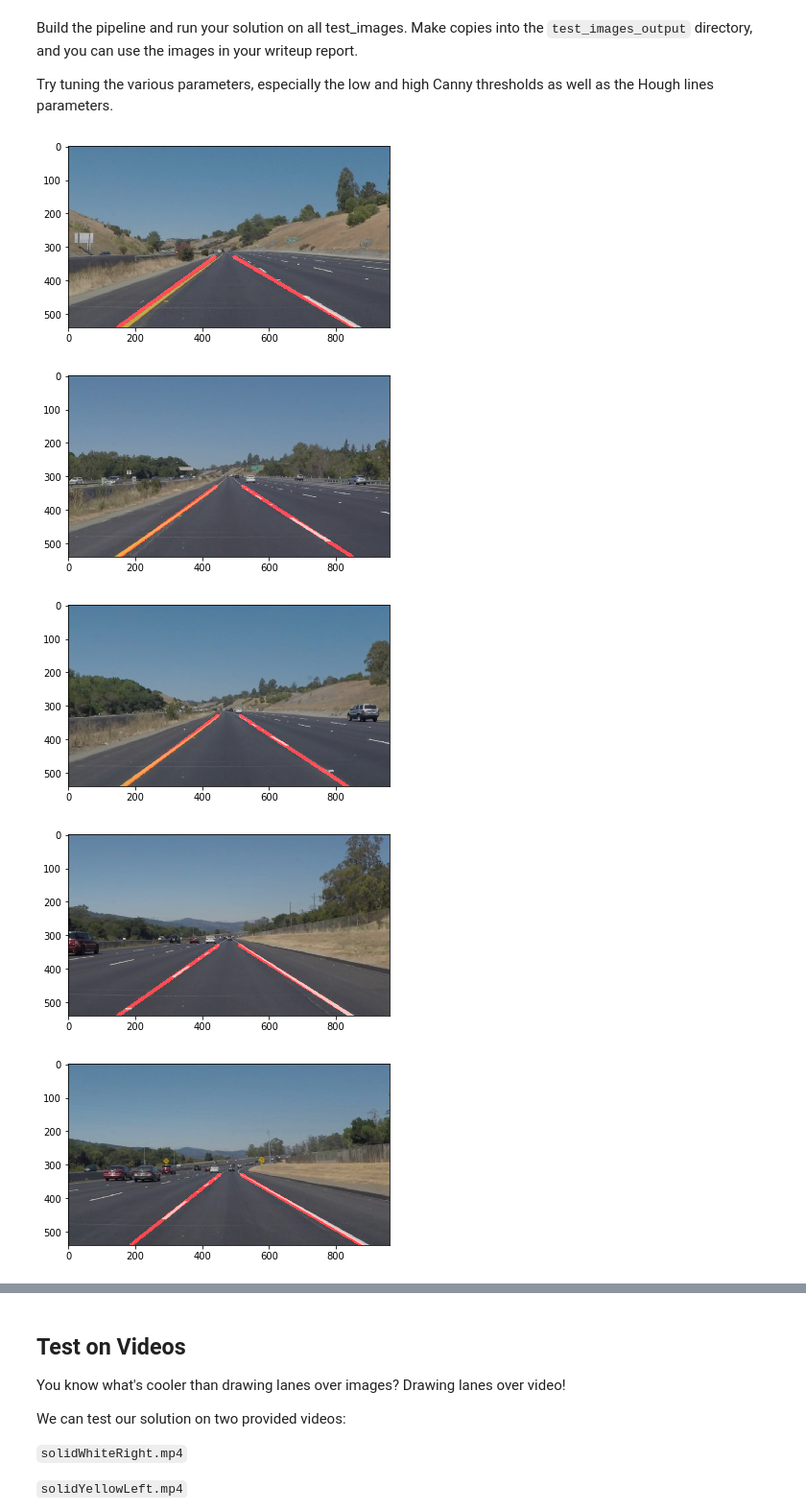
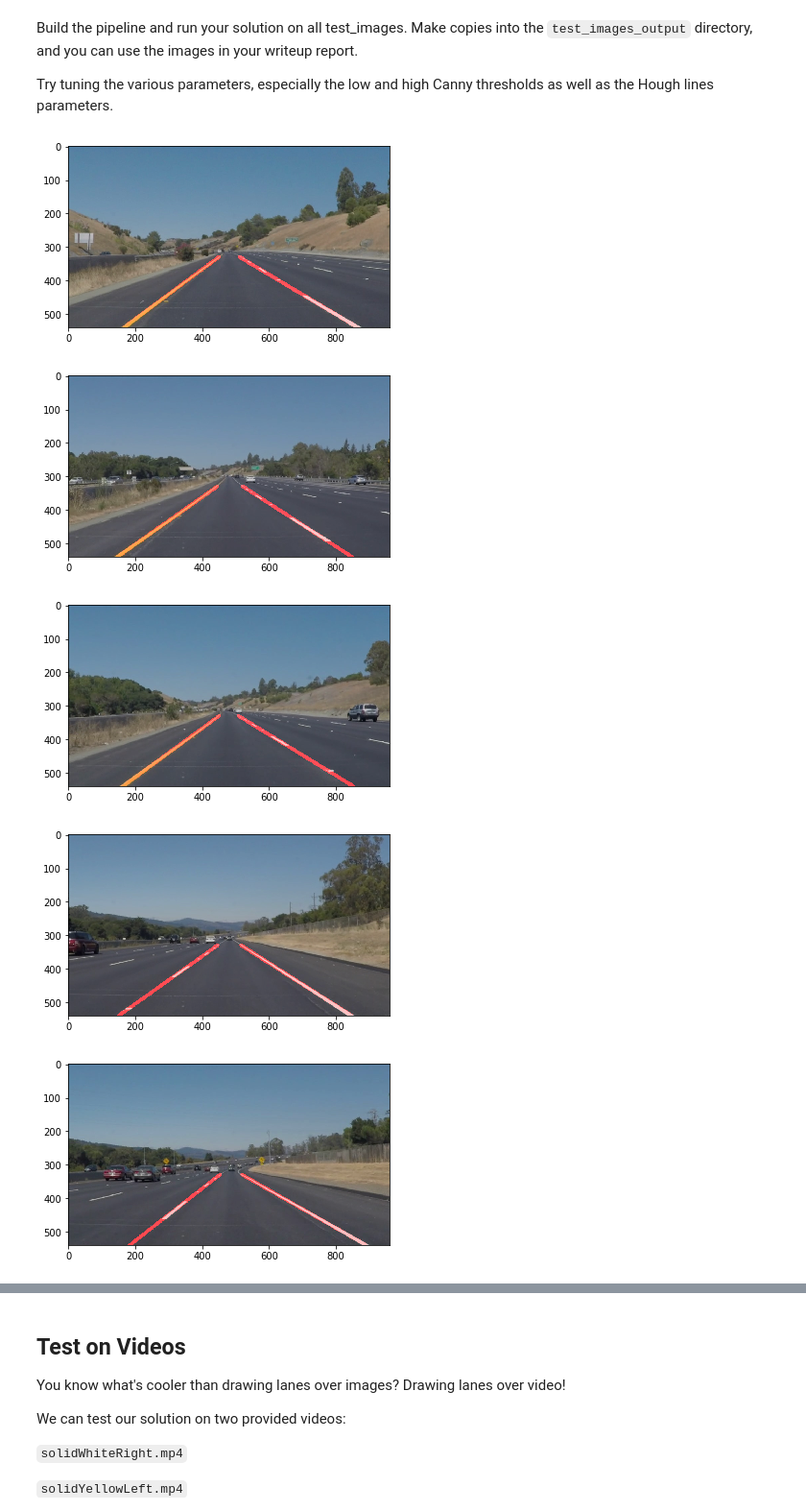
Before and after one commit to knguyen0105/CarND-LaneLines-P1, a Jupyter notebook: P1.ipynb, the cells around one changed output, grey strips where cells are left out. Shown at 96% size. Saved outputs shown, nothing was run; the diff lists cells and outputs as text; code cells hidden in the pictures.

```diff
--- a/P1.ipynb
+++ b/P1.ipynb
@@ -180,7 +180,7 @@ def draw_lines(img, lines, color=[255, 0, 0], thickness=2):
         for x1,y1,x2,y2 in line:
             slope = (y2 - y1) / (x2 - x1)
             angle = abs(math.atan(slope) * 180/math.pi)
-            if angle >=30 and angle <= 60 :
+            if angle >=25 and angle <= 70 :
                 if slope <= 0:
                     left_lanes.append(line)
                 elif slope > 0:
@@ -255,39 +255,39 @@ def find_lane(image):
     img_gray = grayscale(image)
 
     #gaussian smooth
     kernel_size=5
     img_blur_gray = gaussian_blur(img_gray,kernel_size)
 
     #2) apply canny edge detection
     low_threshold = 50
-    high_threshold = 200
+    high_threshold = 150
     img_canny = canny(img_blur_gray, low_threshold, high_threshold)
 
     #3) mask region of interest
     imshape = image.shape
     vertices = np.array([[(0,imshape[0]),(450, 290), (490, 290), (imshape[1],imshape[0])]], dtype=np.int32)
     img_roi = region_of_interest(img_canny, vertices)
 
     #4) run Hough transform and draw lanes
-    rho = 2
+    rho = 1
     theta = np.pi/180
-    threshold = 1
-    min_line_length = 40
-    max_line_gap= 20
+    threshold = 30
+    min_line_length = 100
+    max_line_gap= 160
     img_hough = hough_lines(img_roi, rho, theta, threshold, min_line_length, max_line_gap)
 
     #5) blend original image with result from hough and lanes detection above.
     img_weighted = weighted_img(img_hough, image)
     return img_weighted
 
 for image_file in os.listdir("test_images/"):
     image = mpimg.imread('test_images/' + image_file)
     img_lane = find_lane(image)
     mpimg.imsave('test_images_output/' + image_file, img_lane)
     plt.figure()
     plt.imshow(img_lane)
 # %% [output]
-[figure, old version]
+[figure, new version]
 [figure]
 [figure]
 [figure]
```
Also changed, not shown: parts of 3 cells of this notebook.
